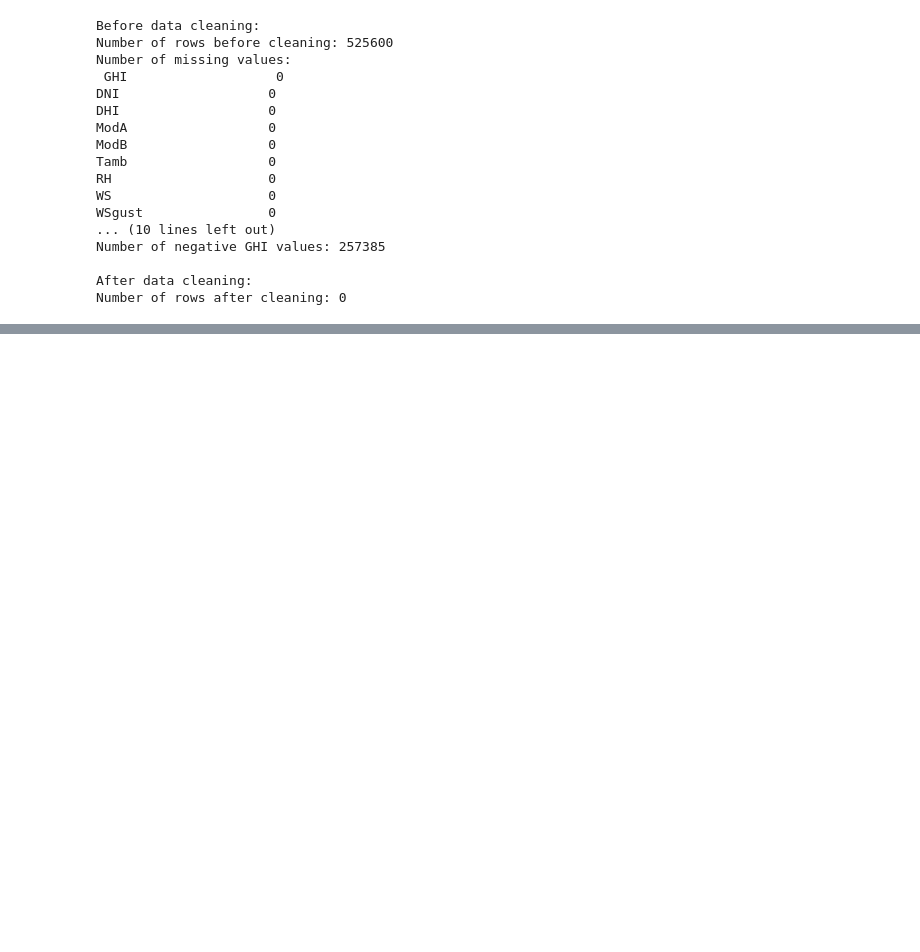
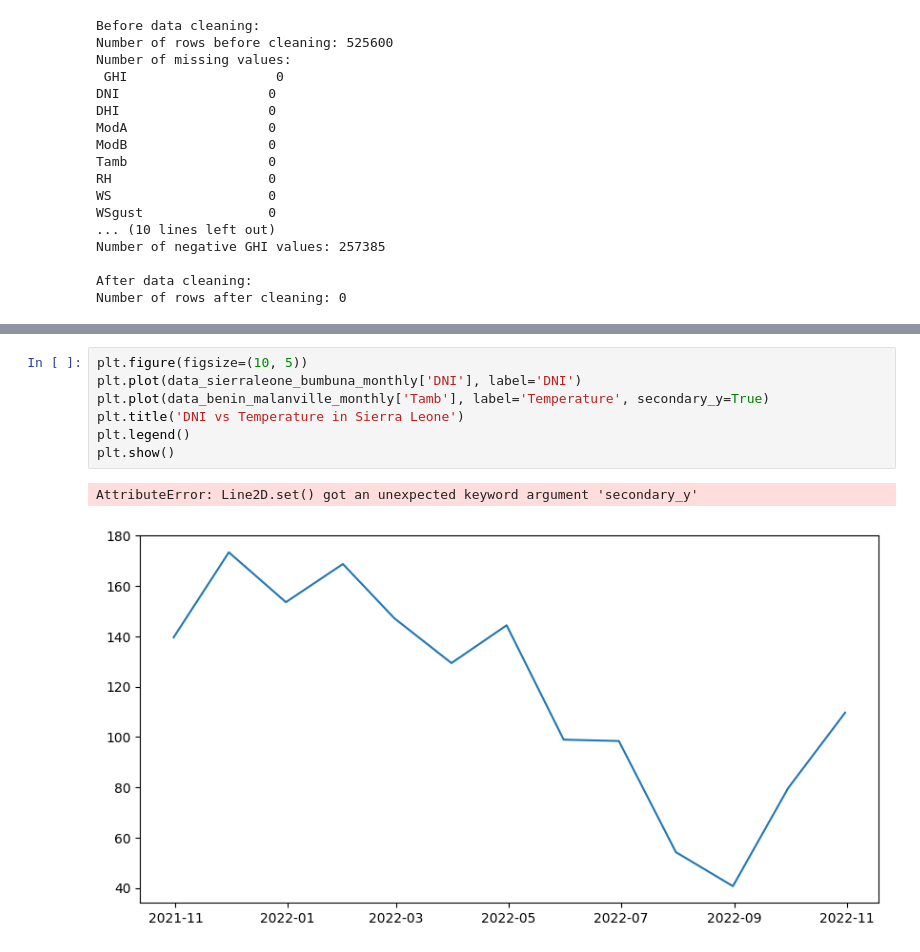
Before and after one commit to juniorworku/10-academy-ai-mastry, a Jupyter notebook: week0/Task1/notebooks/solar_analysis.ipynb, the cells around one changed output, grey strips where cells are left out. Drawn from its saved outputs; the diff is of its cells as text; blank space fills up the shorter version.

```diff
--- a/week0/Task1/notebooks/solar_analysis.ipynb
+++ b/week0/Task1/notebooks/solar_analysis.ipynb
@@ -407,0 +436,10 @@ Number of rows after cleaning: 0
+# %%
+plt.figure(figsize=(10, 5))
+plt.plot(data_sierraleone_bumbuna_monthly['DNI'], label='DNI')
+plt.plot(data_benin_malanville_monthly['Tamb'], label='Temperature', secondary_y=True)
+plt.title('DNI vs Temperature in Sierra Leone')
+plt.legend()
+plt.show()
+# %% [output]
+AttributeError: Line2D.set() got an unexpected keyword argument 'secondary_y'
+[figure, added]
```
Also changed, not shown: parts of 3 cells of this notebook, 1 other file.
